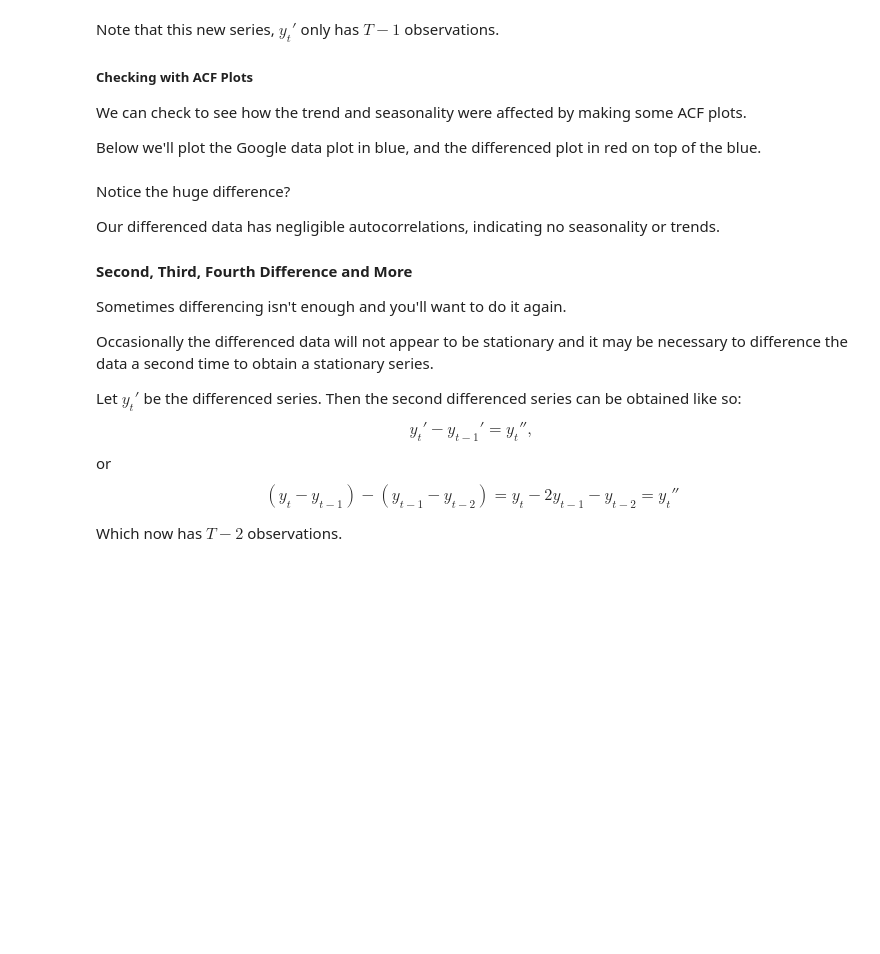
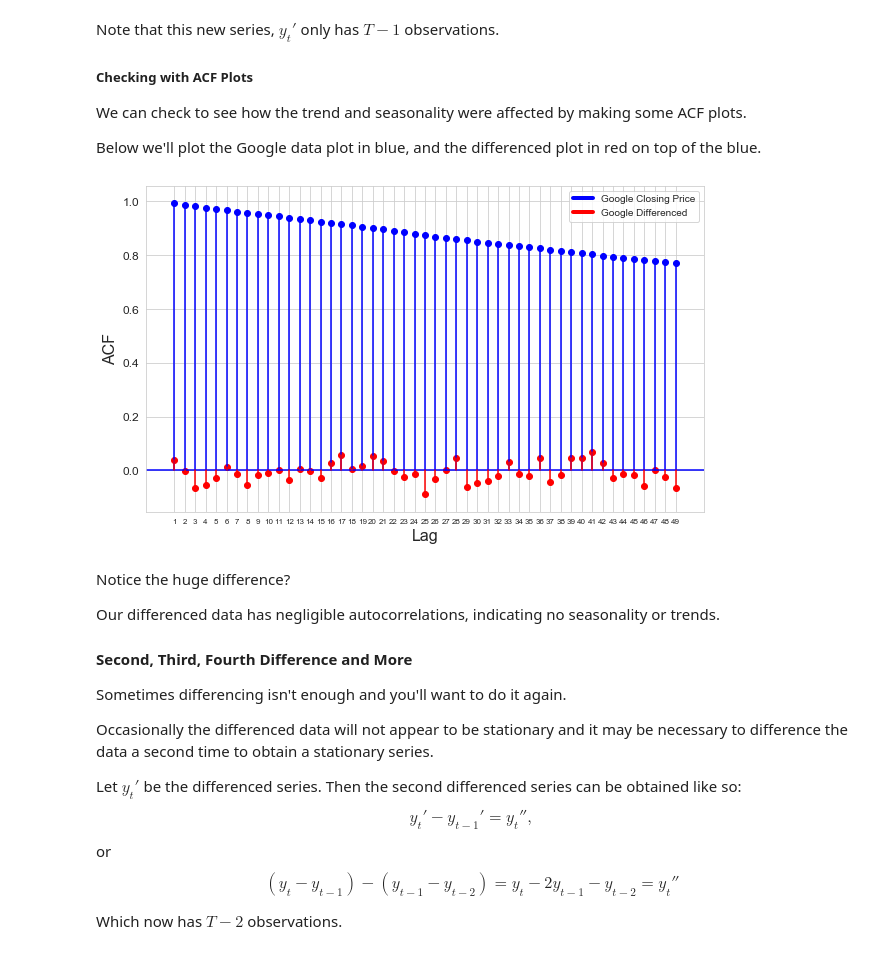
Before and after one commit to Slytherin1112/PythonCurriculum, a Jupyter notebook: Lectures/TimeSeries/Notebook 5 - ARIMA.ipynb, the cells around one changed output. Drawn from its saved outputs; the diff is of its cells as text; code cells hidden in the pictures; blank space fills up the shorter version.

Commit message:
Made Edit to ACF plot

```diff
--- a/Lectures/TimeSeries/Notebook 5 - ARIMA.ipynb
+++ b/Lectures/TimeSeries/Notebook 5 - ARIMA.ipynb
@@ -153,6 +166,14 @@ def get_autocorr(df,feature,lag):
     return numerator/denom
 # %%
 ## Plotting block
+from matplotlib.lines import Line2D
+custom_lines = [Line2D([0], [0], color="blue", lw=4),
+                Line2D([0], [0], color="red", lw=4)]
+
+
+
+
+
 
 ### Google Data
 # we'll go up to 50 lag
@@ -186,33 +207,37 @@ plt.xlabel("Lag", fontsize=16)
 plt.ylabel("ACF", fontsize=16)
 
 # set tick marks
 plt.xticks(np.arange(1,n,1), fontsize=8)
 plt.yticks(fontsize=12)
 
 
 ### Google Diff Data
 goog_diff_autos = []
 
 # get the autocorr for the diff data
 # this creates the differences
 # then drops the nas
 # then resets our index
 # we'll only use it for the autocorr calcs
 diff_data = goog.diff().dropna().reset_index(drop=True)
 
 for i in range(1,n,1):
     goog_diff_autos.append(get_autocorr(diff_data,'closing_price',i))
 
 # plot each autocorrelation against the lag
 plt.scatter(range(1,n,1),
            goog_diff_autos,
            c='r')
 
 # Plot vertical lines
 for i in range(1,n,1):
     plt.plot(i*np.ones(2),[0,goog_diff_autos[i-1]],'r')
 
+plt.legend(custom_lines, ['Google Closing Price', 'Google Differenced'])
+
 plt.show()
+# %% [output]
+[figure, added]
 # %% [markdown]
 Notice the huge difference?
 
```
Also changed, not shown: parts of 3 cells of this notebook.
